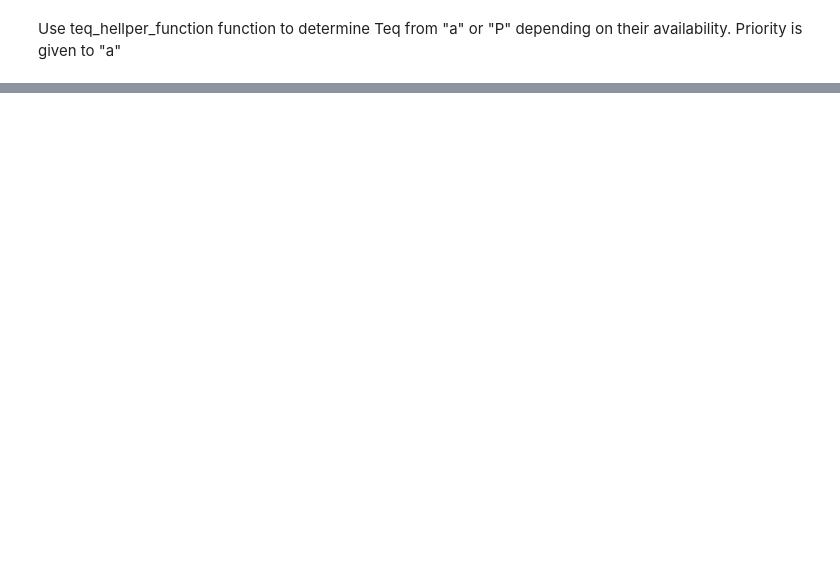
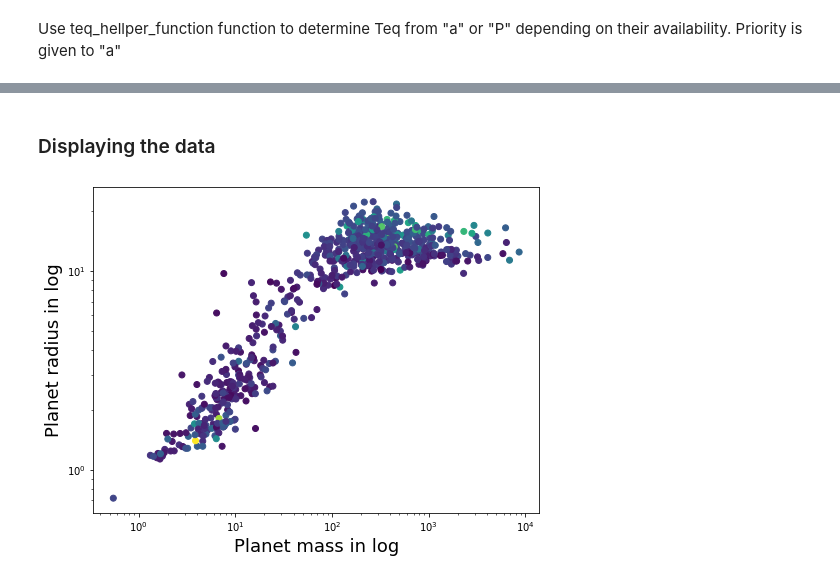
Before and after one commit to vadibekyan/ExoPLots, a Jupyter notebook: mr_ml.ipynb, the cells around one changed output, grey strips where cells are left out. Saved outputs shown, nothing was run; the diff lists cells and outputs as text; code cells hidden in the pictures; blank space fills up the shorter version.

```diff
--- a/mr_ml.ipynb
+++ b/mr_ml.ipynb
@@ -189,0 +193,18 @@ print (nea_MR_final_table)
+# %% [markdown]
+### Displaying the data
+# %%
+fig = plt.figure(1, figsize = (8,6))
+ax = plt.gca()
+
+ax = plt.subplot(1,1,1)
+
+ax.scatter(nea_MR_final_table.pl_bmasse, nea_MR_final_table.pl_rade, c = nea_MR_final_table['Teq'])
+ax.set_xscale('log')
+ax.set_yscale('log')
+
+plt.xlabel('Planet mass in log', fontsize = 18)
+plt.ylabel('Planet radius in log', fontsize = 18)
+
+plt.show()
+# %% [output]
+[figure, added]
```
Also changed, not shown: parts of 35 cells of this notebook, 3 other files.
